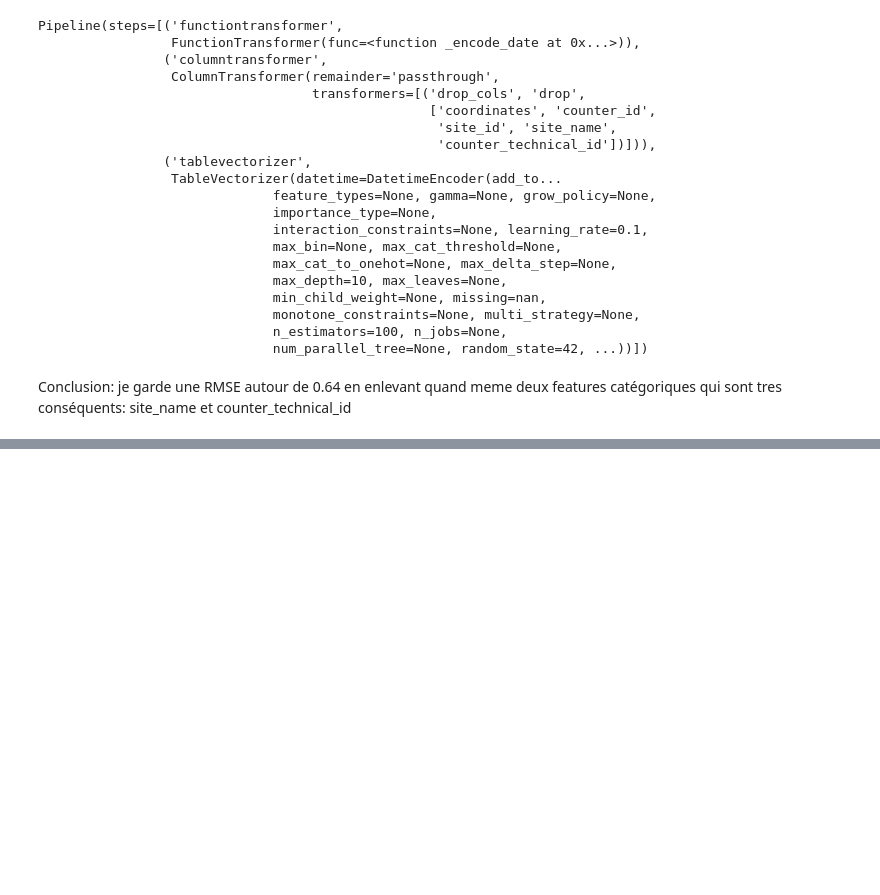
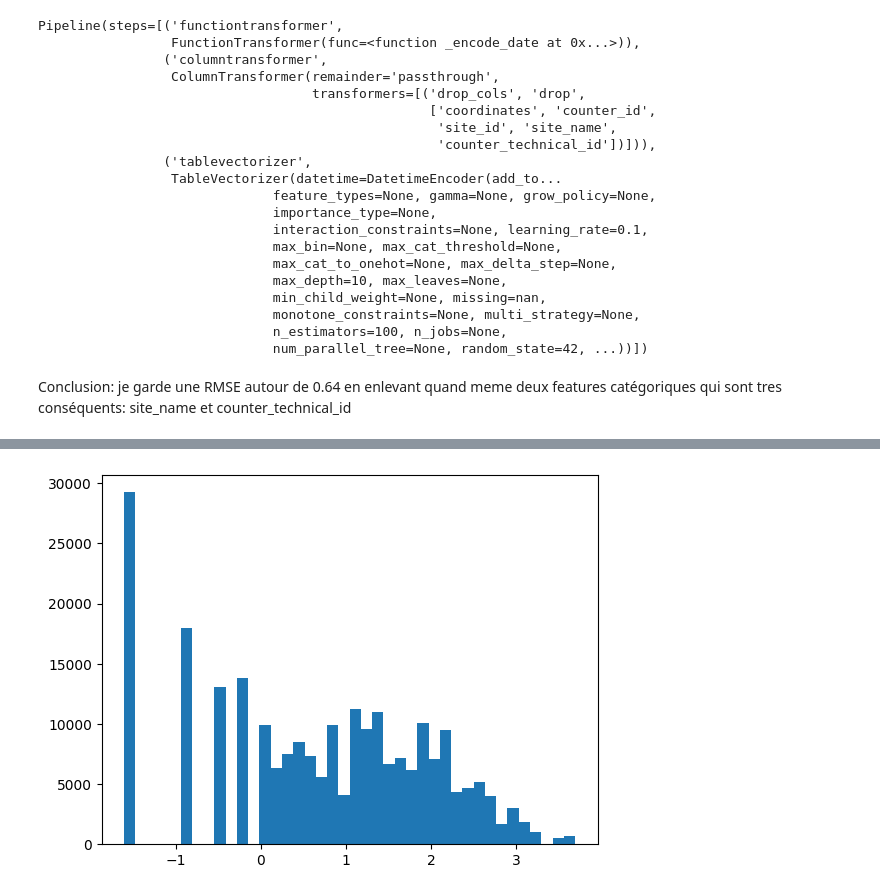
Before and after one commit to dianemans/bike_count_ldmh, a Jupyter notebook: project_main.ipynb, the cells around one changed output, grey strips where cells are left out. Drawn from its saved outputs; the diff is of its cells as text; code cells hidden in the pictures; blank space fills up the shorter version.

```diff
--- a/project_main.ipynb
+++ b/project_main.ipynb
@@ -243,0 +106,2 @@ Conclusion: je garde une RMSE autour de 0.64 en enlevant quand meme deux feature
+# %%
+X, y = bc.get_model_data()
@@ -243,0 +120,28 @@ Conclusion: je garde une RMSE autour de 0.64 en enlevant quand meme deux feature
+# %%
+def custom_merge_external_data(X):
+    # FONCTION UN PEU MODIFIEE PAR RAPPORT A CELLE DE LA PIPELINE
+    #file_path = Path(__file__).parent / "external_data//external_data.csv"
+
+    df_ext = pd.read_csv("external_data//external_data.csv", parse_dates=["date"])
+    df_ext['date'] = pd.to_datetime(df_ext['date']).astype('datetime64[us]')
+
+    X = X.copy()
+    X["orig_index"] = np.arange(X.shape[0])
+    X = pd.merge_asof(
+        X.sort_values("date"), df_ext.sort_values("date"), on="date", direction='nearest',
+    )
+    X = X.sort_values("orig_index")
+    del X["orig_index"]
+    return X
+
+def custom_get_model_data(path='data/train.parquet'):
+
+    data = pd.read_parquet(path)
+    data.sort_values(['date', 'counter_name'], inplace=True)
+    y = data['log_bike_count'].values
+    X = data
+
+    return X, y
+# %%
+X, y = custom_get_model_data()
+X = custom_merge_external_data(X)
@@ -243,0 +173,8 @@ Conclusion: je garde une RMSE autour de 0.64 en enlevant quand meme deux feature
+# %%
+rain = X[['rr1', 'rr3', 'rr6', 'rr12', 'rr24']]
+rain = rain[rain['rr24'] != 0]
+# %%
+temp = np.log(rain['rr24'])
+plt.hist(temp, bins=40);
+# %% [output]
+[figure, added]
```
Also changed, not shown: parts of 40 cells of this notebook, 4 other files.
